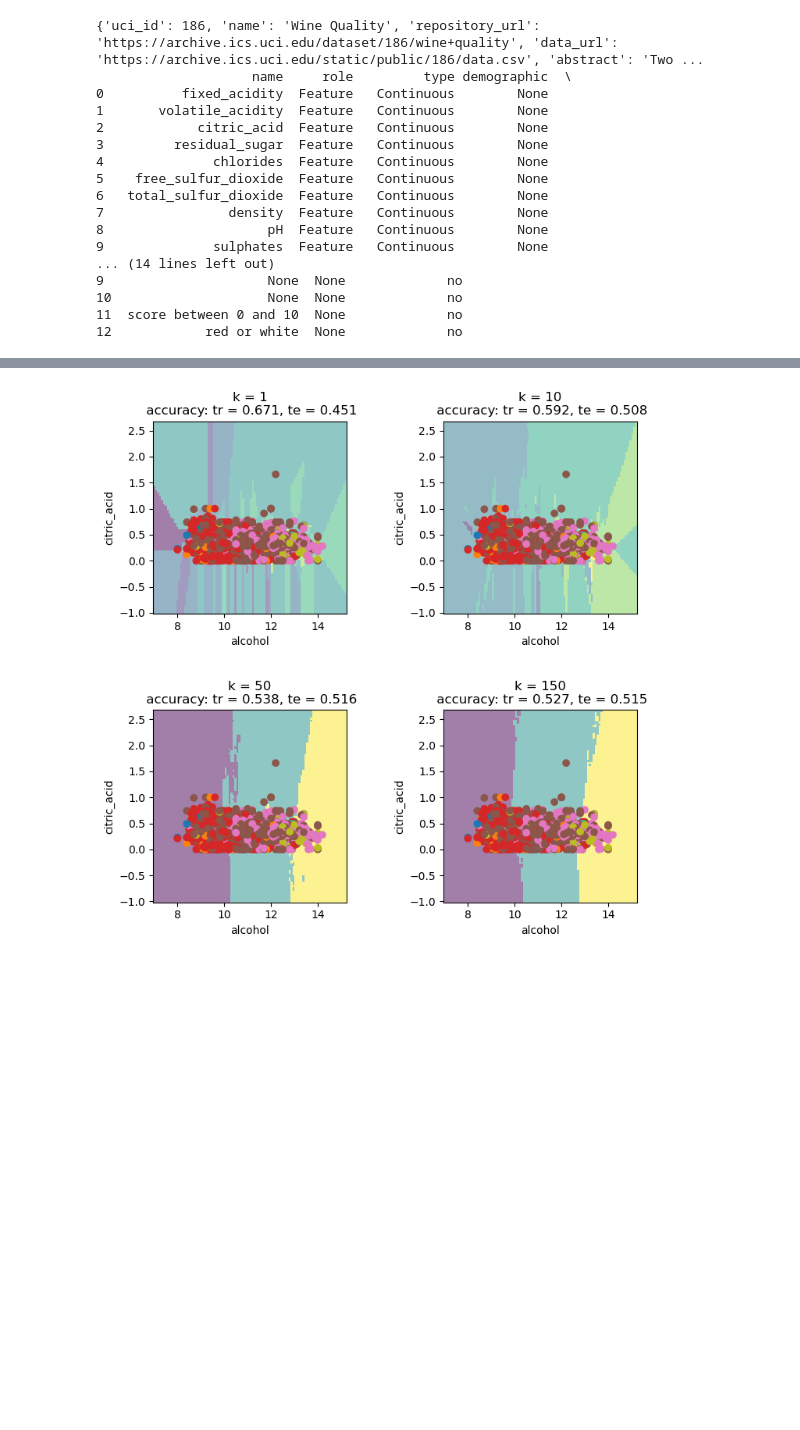
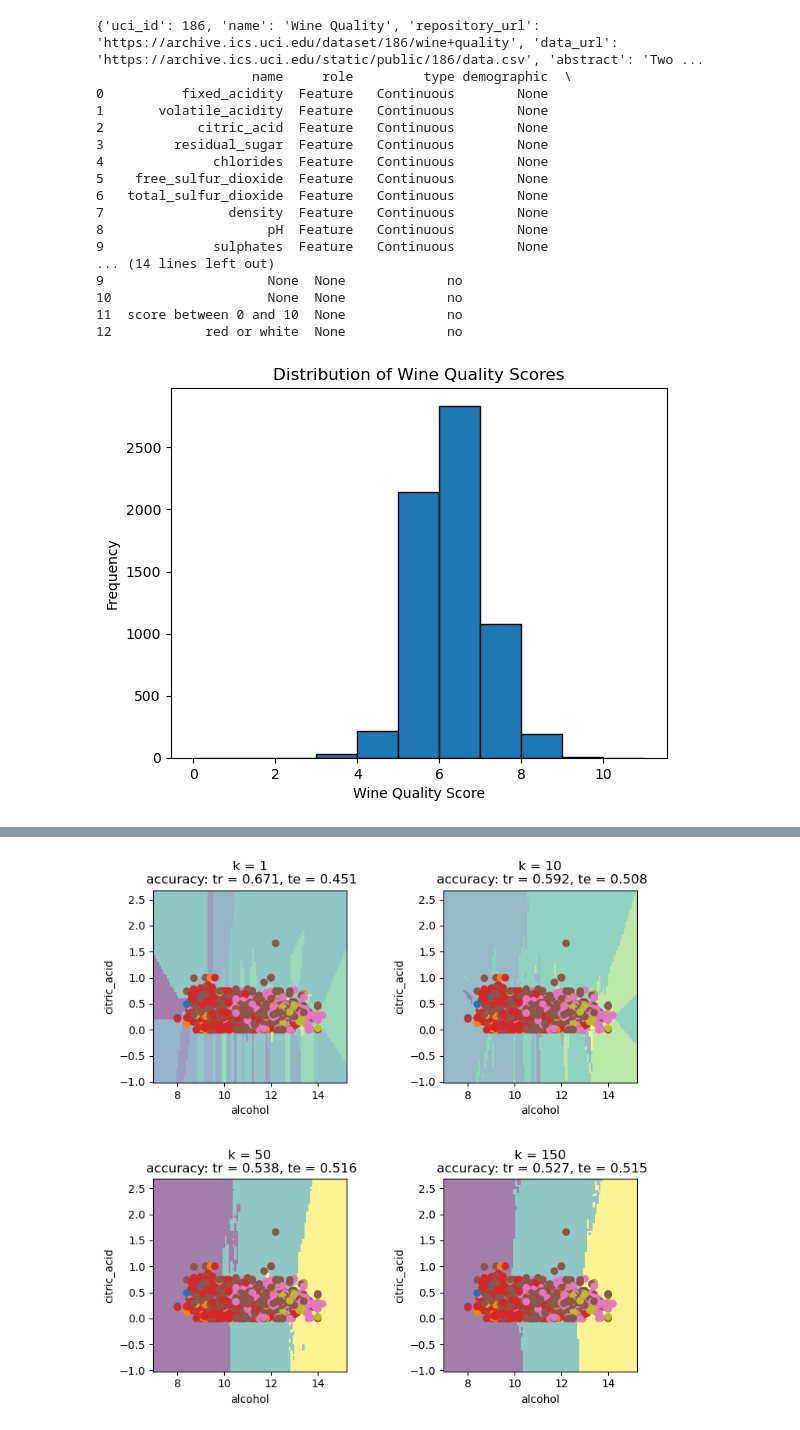
Before and after one commit to mxxntiny/ML_winter26, a Jupyter notebook: ML_project.ipynb, the cells around one changed output, grey strips where cells are left out. Saved outputs shown, nothing was run; the diff lists cells and outputs as text; code cells hidden in the pictures; blank space fills up the shorter version.

```diff
--- a/ML_project.ipynb
+++ b/ML_project.ipynb
@@ -60,6 +60,14 @@ print(wine_quality.variables)
 12            red or white  None             no
 # %%
 X_tr, X_te, y_tr, y_te = train_test_split(X, y, test_size=0.25, random_state=seed, shuffle=True)
+# %%
+plt.hist(y, bins=range(0, 12), edgecolor='black')
+plt.xlabel("Wine Quality Score")
+plt.ylabel("Frequency")
+plt.title("Distribution of Wine Quality Scores")
+plt.show()
+# %% [output]
+[figure, added]
 # %%
 # Make a figure with 9 subplots
 fig, axes = plt.subplots(3, 3, figsize=(8, 8))
```
Also changed, not shown: parts of 2 cells of this notebook.
